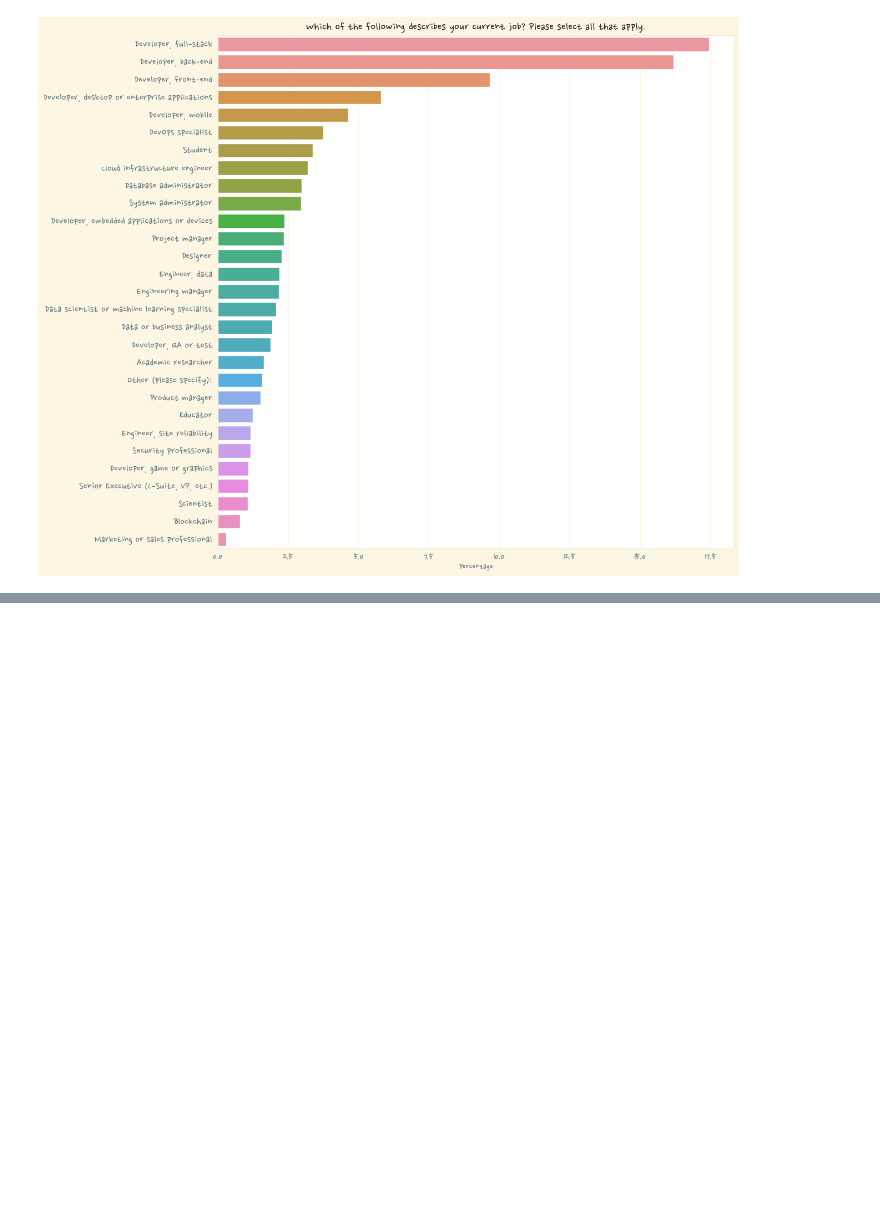
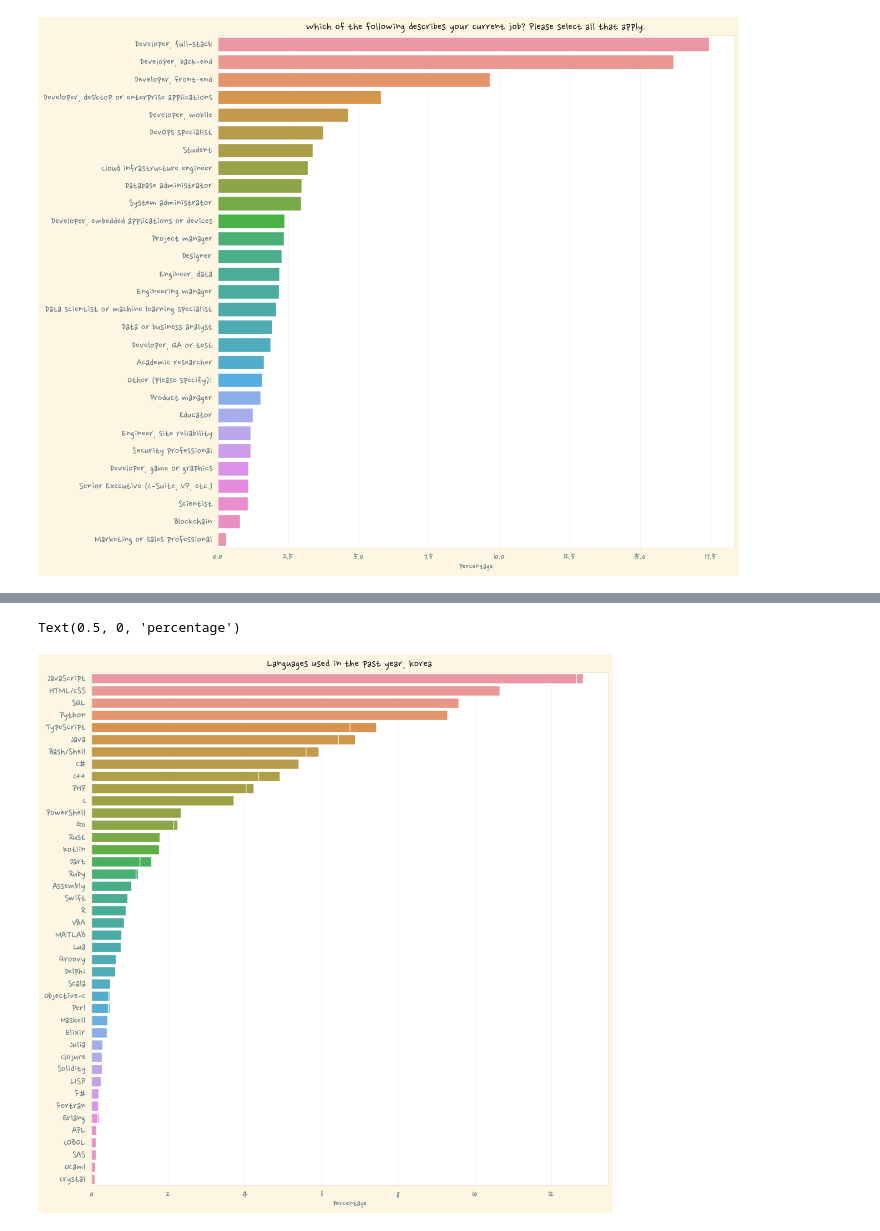
Before and after one commit to Atopiano/pythonbasic, a Jupyter notebook: 18python_basic.ipynb, the cells around one changed output, grey strips where cells are left out. Saved outputs shown, nothing was run; the diff lists cells and outputs as text; code cells hidden in the pictures; blank space fills up the shorter version.

```diff
--- a/18python_basic.ipynb
+++ b/18python_basic.ipynb
@@ -826,0 +944,3 @@ plt.show()
+# %%
+home_country_lgw = home_country['LanguageHaveWorkedWith']
+home_country_lgw
@@ -826,0 +961,3 @@ plt.show()
+# %%
+home_country_lgw_split = split_multicolumn(home_country_lgw)
+home_country_lgw_split
@@ -826,0 +979,3 @@ plt.show()
+# %%
+korea_lang = home_country_lgw_split.sum().sort_values(ascending = False)
+korea_lang
@@ -826,0 +1000,3 @@ plt.show()
+# %%
+korea_lang_mean = korea_lang / korea_lang.sum() * 100
+korea_lang_mean
@@ -826,0 +1021,12 @@ plt.show()
+# %%
+plt.figure(figsize = (12, 12))
+
+sns.barplot(x=korea_lang_mean, y=korea_lang_mean.index)
+
+sns.barplot(x=LGW_mean_sort, y=LGW_mean_sort.index)
+
+plt.title('Languages used in the past year, korea')
+plt.xlabel('percentage')
+# %% [output]
+Text(0.5, 0, 'percentage')
+[figure, added]
```
Also changed, not shown: parts of 38 cells of this notebook, 6 other files.
